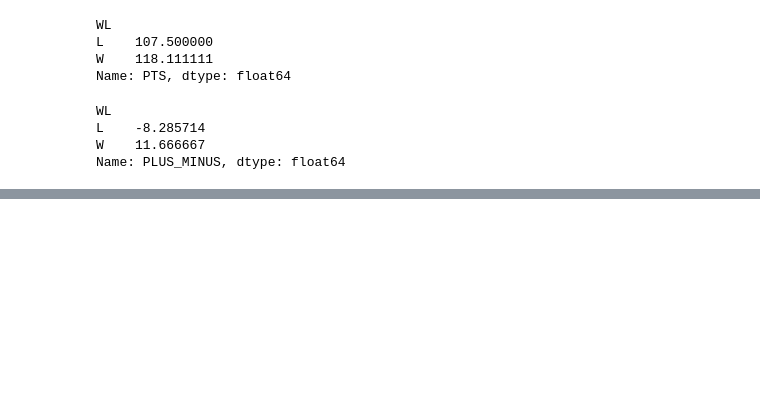
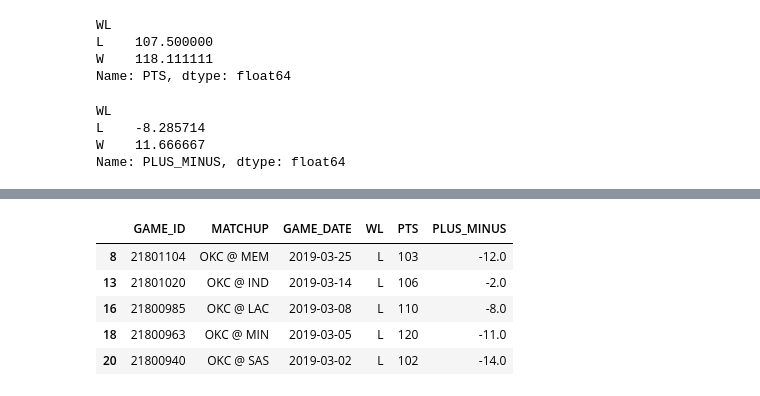
Before and after one commit to nickkeller21/Project1, a Jupyter notebook: Mitsu/seasonal_league.ipynb, the cells around one changed output, grey strips where cells are left out. Drawn from its saved outputs; the diff is of its cells as text; code cells hidden in the pictures; blank space fills up the shorter version.

```diff
--- a/Mitsu/seasonal_league.ipynb
+++ b/Mitsu/seasonal_league.ipynb
@@ -264,0 +281,11 @@ Name: PLUS_MINUS, dtype: float64
+# %%
+# extract lost from home
+Home_L_df = Home_df[Home_df["WL"] == "L"]
+Home_L_df.head()
+# %% [output]
+|  | GAME_ID | MATCHUP | GAME_DATE | WL | PTS | PLUS_MINUS |
+| 8 | 21801104 | OKC @ MEM | 2019-03-25 | L | 103 | -12.0 |
+| 13 | 21801020 | OKC @ IND | 2019-03-14 | L | 106 | -2.0 |
+| 16 | 21800985 | OKC @ LAC | 2019-03-08 | L | 110 | -8.0 |
+| 18 | 21800963 | OKC @ MIN | 2019-03-05 | L | 120 | -11.0 |
+| 20 | 21800940 | OKC @ SAS | 2019-03-02 | L | 102 | -14.0 |
```
Also changed, not shown: parts of 19 cells of this notebook, 3 other files.
